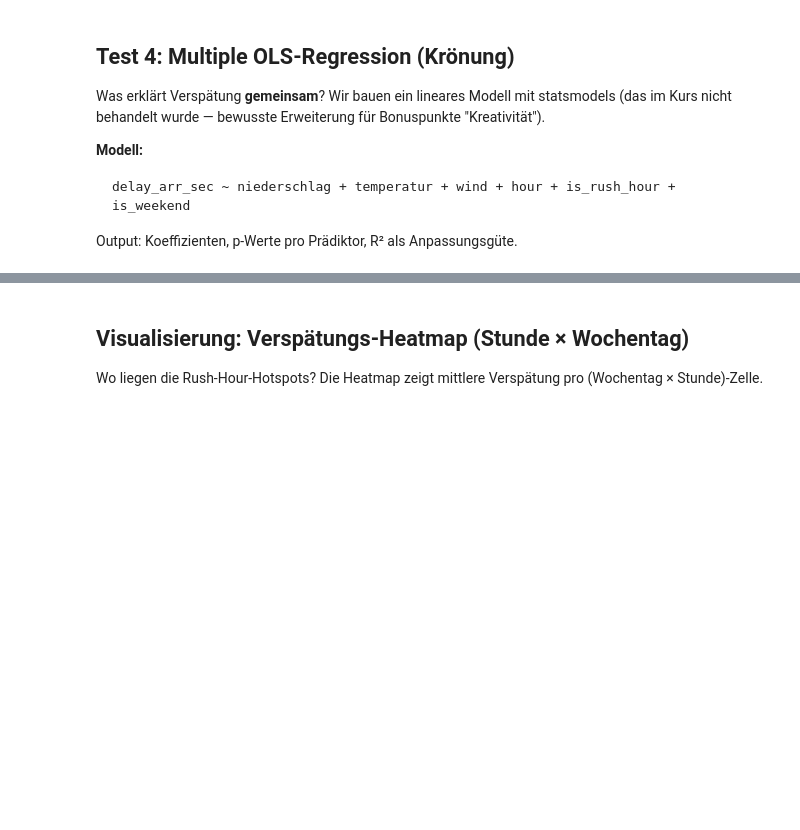
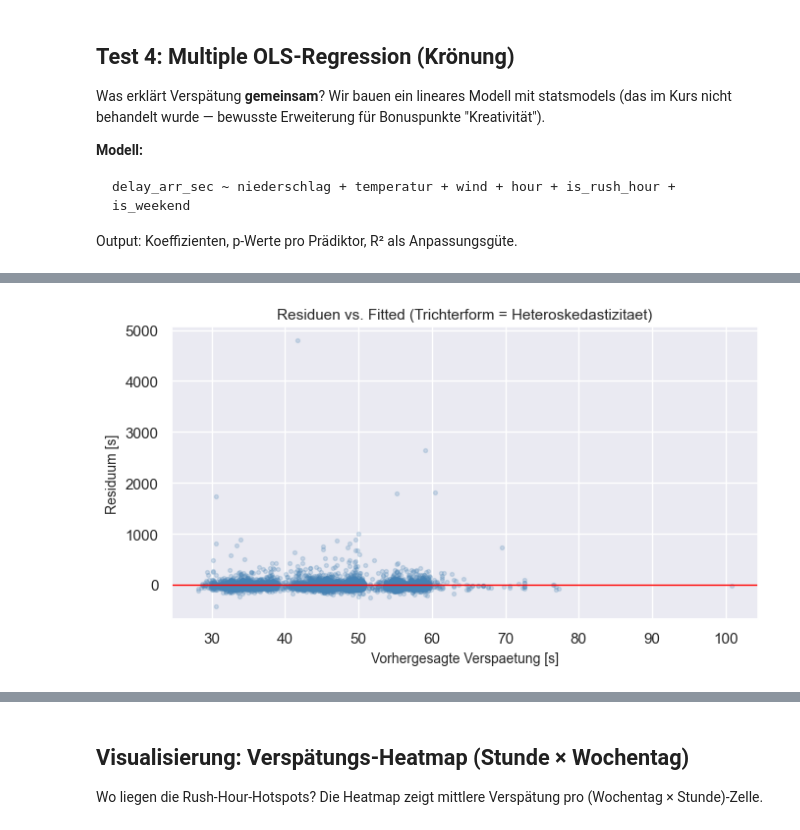
Before and after one commit to Mrgincinamon/SBB-Tracking, a Jupyter notebook: notebooks/03_analyse_visualisierung.ipynb, the cells around one changed output, grey strips where cells are left out. Cells and saved outputs as stored; diff of their text form; code cells hidden in the pictures; blank space fills up the shorter version.

```diff
--- a/notebooks/03_analyse_visualisierung.ipynb
+++ b/notebooks/03_analyse_visualisierung.ipynb
@@ -403,0 +500,17 @@ coef_table
+# %%
+# 3) Residuen-vs-Fitted-Plot (Stichprobe 5000 fuer Lesbarkeit)
+samp = np.random.RandomState(42).choice(len(model.resid),
+                                         size=min(5000, len(model.resid)),
+                                         replace=False)
+fitted = model.fittedvalues.values[samp]
+resid = model.resid.values[samp]
+plt.figure(figsize=(7, 4))
+plt.scatter(fitted, resid, alpha=0.2, s=8, color="steelblue")
+plt.axhline(0, color="red", linewidth=1)
+plt.xlabel("Vorhergesagte Verspaetung [s]", fontsize=10)
+plt.ylabel("Residuum [s]", fontsize=10)
+plt.title("Residuen vs. Fitted (Trichterform = Heteroskedastizitaet)", fontsize=11)
+plt.tight_layout()
+plt.show()
+# %% [output]
+[figure, added]
```
Also changed, not shown: parts of 15 cells of this notebook, 17 other files.
